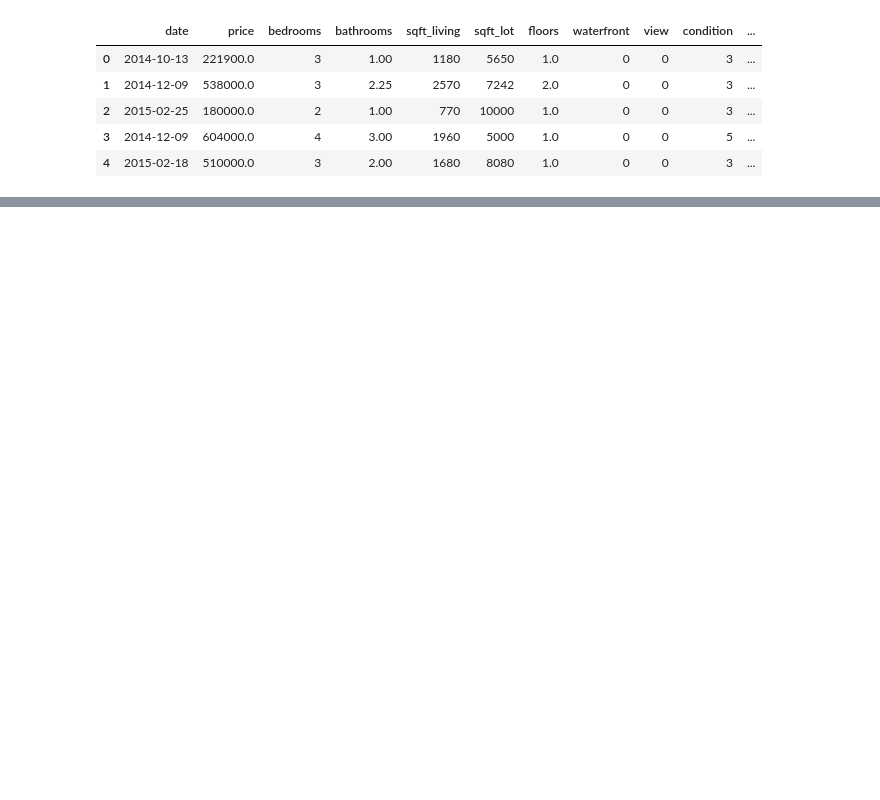
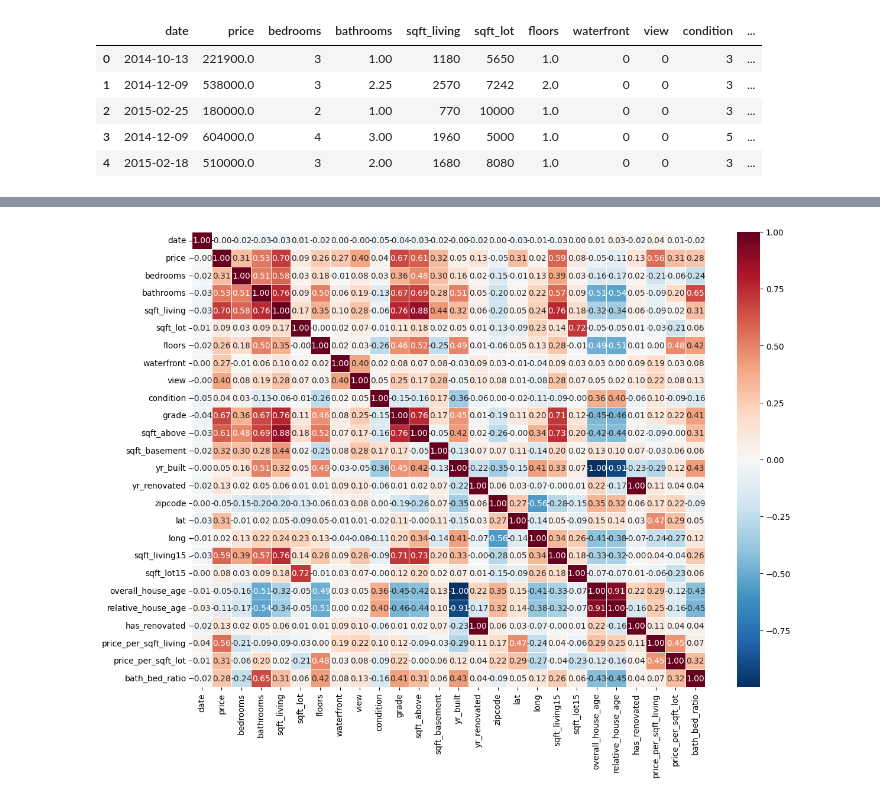
Before and after one commit to alexmakh12/fall23-cs577-project, a Jupyter notebook: src/main.ipynb, the cells around one changed output, grey strips where cells are left out. Saved outputs shown, nothing was run; the diff lists cells and outputs as text; code cells hidden in the pictures; blank space fills up the shorter version.

Commit message:
feature engineering and preliminary correlation

```diff
--- a/src/main.ipynb
+++ b/src/main.ipynb
@@ -293,0 +372,27 @@ R-squared score: 0.7011904448878463
+# %%
+# Calculate the age of the house based on the year it was built and the date it was sold
+df['overall_house_age'] = df['date'].dt.year - df['yr_built']
+
+# Calculate the age of renovation based on the year it was renovated and the date the house was sold
+# If the house was never renovated set the renovation age to the the overall house age
+df['relative_house_age'] = df['date'].dt.year - df['yr_renovated']
+df.loc[df['yr_renovated'] == 0, 'relative_house_age'] = df['overall_house_age']
+
+# Create a binary indicator to determine if the house was renovated or not
+df['has_renovated'] = df['yr_renovated'].apply(lambda x: 1 if x > 0 else 0)
+
+# Calculate the price per square foot for living space
+df['price_per_sqft_living'] = df['price'] / df['sqft_living']
+
+# Calculate the price per square foot for the lot
+df['price_per_sqft_lot'] = df['price'] / df['sqft_lot']
+
+# Calculate the ratio of bathrooms to bedrooms
+df['bath_bed_ratio'] = df['bathrooms'] / df['bedrooms']
+
+# Edge Case : Handle some properties that have bathrooms without bedrooms in which results a 'inf' ratio
+df['bath_bed_ratio'] = df['bath_bed_ratio'].replace([np.inf, -np.inf], np.nan).fillna(0)
+
+# TODO: Comeback and create some more unique features
+
+df.head()
@@ -293,0 +438,13 @@ R-squared score: 0.7011904448878463
+# %%
+# Initialize the correlation matrix for the dataframe
+corr = df.corr()
+
+# Adjust the figure size
+plt.figure(figsize=(14,10))
+
+# Create a to visualize the correlation matrix
+sns.heatmap(corr, annot=True, cmap="RdBu_r", fmt=".2f", linewidth=0.5)
+
+plt.show()
+# %% [output]
+[figure, added]
```
Also changed, not shown: parts of 19 cells of this notebook.
